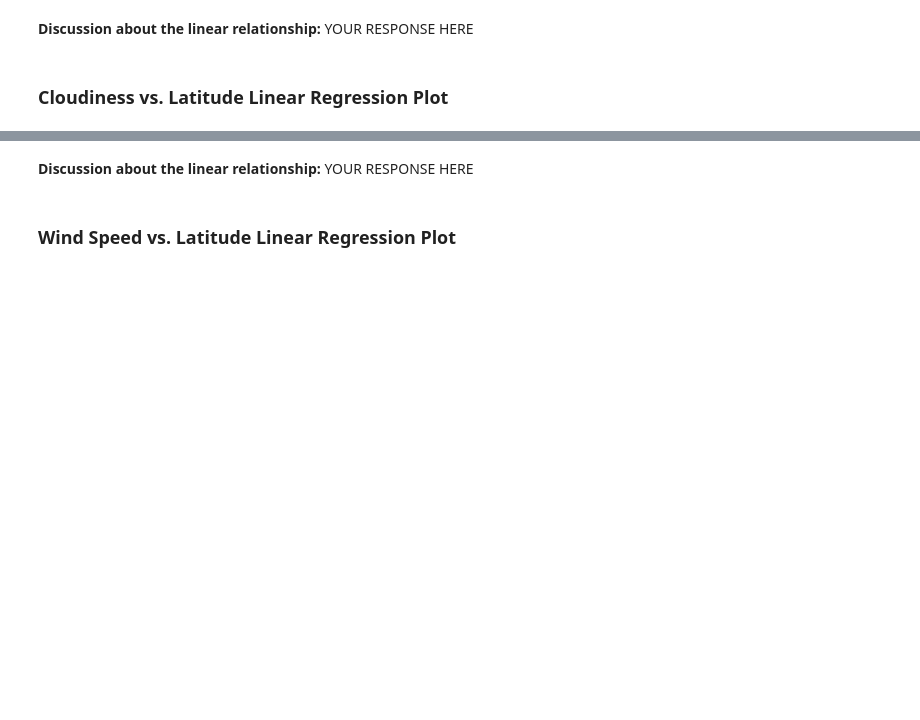
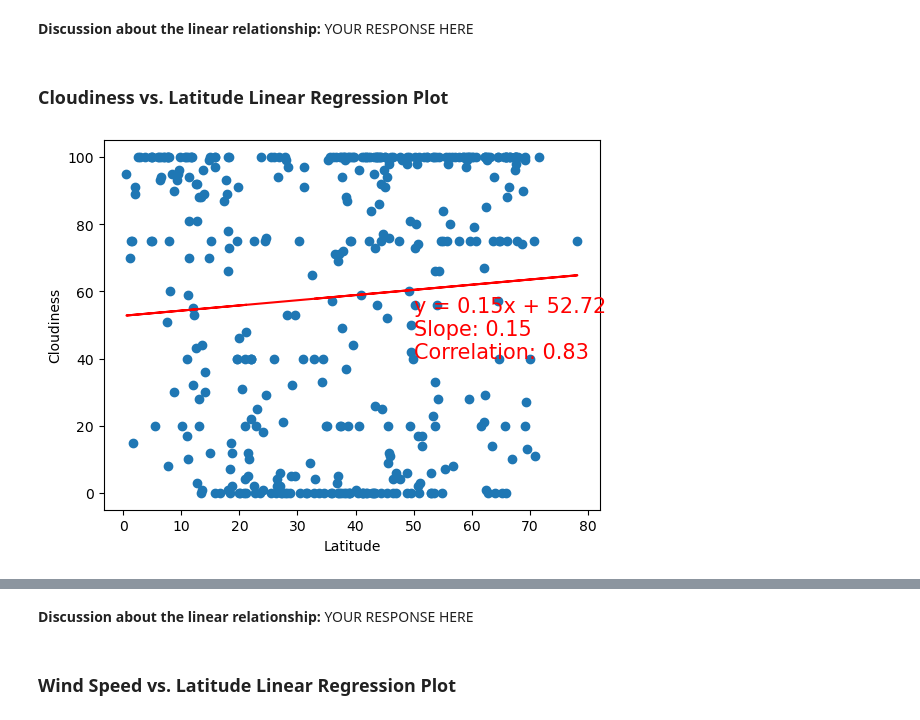
Before and after one commit to TylerWalje/python-api-challenge, a Jupyter notebook: WeatherPy/python_api_code/WeatherPy.ipynb, the cells around one changed output, grey strips where cells are left out. Drawn from its saved outputs; the diff is of its cells as text; code cells hidden in the pictures; blank space fills up the shorter version.

```diff
--- a/WeatherPy/python_api_code/WeatherPy.ipynb
+++ b/WeatherPy/python_api_code/WeatherPy.ipynb
@@ -388,0 +398,19 @@ plt.show()
+# %%
+# Northern Hemisphere
+x_values = northern_hemi_df['Lat']
+y_values = northern_hemi_df['Cloudiness']
+
+slope, intercept, regress_values, line_eq = plot_linear_regression(
+    x_values, y_values, 'Cloudiness vs. Latitude', 'Cloudiness', (50, 40))
+
+# scatter plot
+correlation1 = np.corrcoef(x_values, y_values)[0, 1]
+plt.scatter(x_values, y_values)
+plt.plot(x_values, regress_values, "r-")
+plt.annotate(line_eq + f'\nSlope: {slope:.2f}\nCorrelation: {correlation:.2f}',
+             (50, 40), fontsize=15, color="red")
+plt.xlabel('Latitude')
+plt.ylabel('Cloudiness')
+plt.show()
+# %% [output]
+[figure, added]
```
Also changed, not shown: parts of 24 cells of this notebook, 5 other files.
